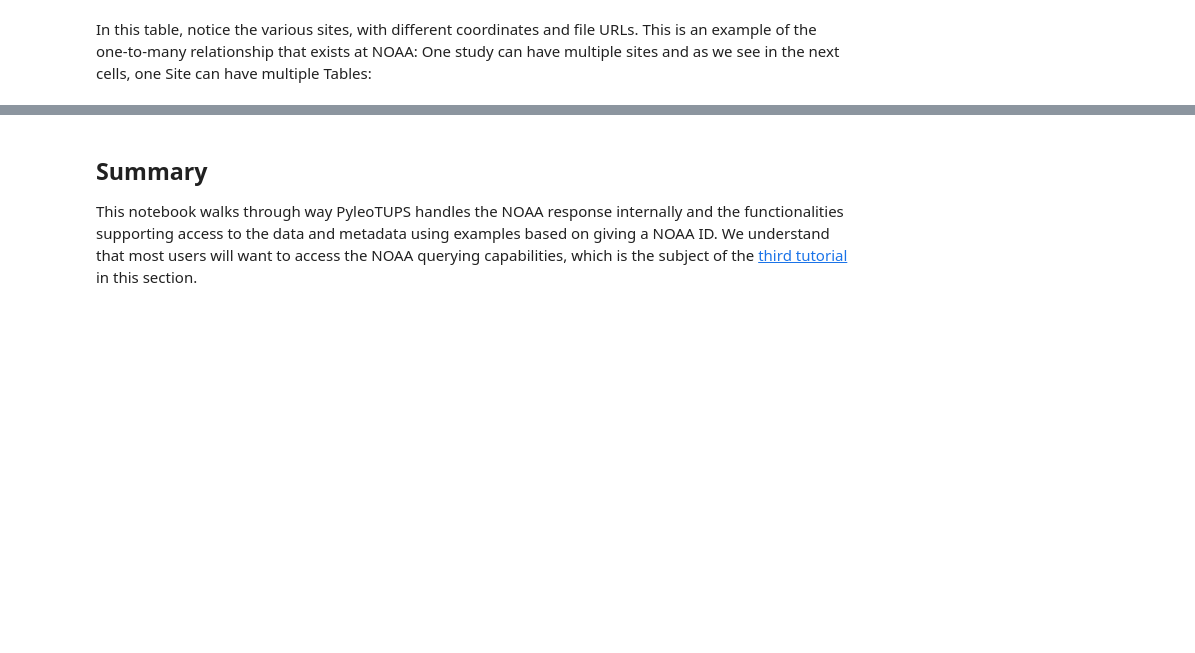
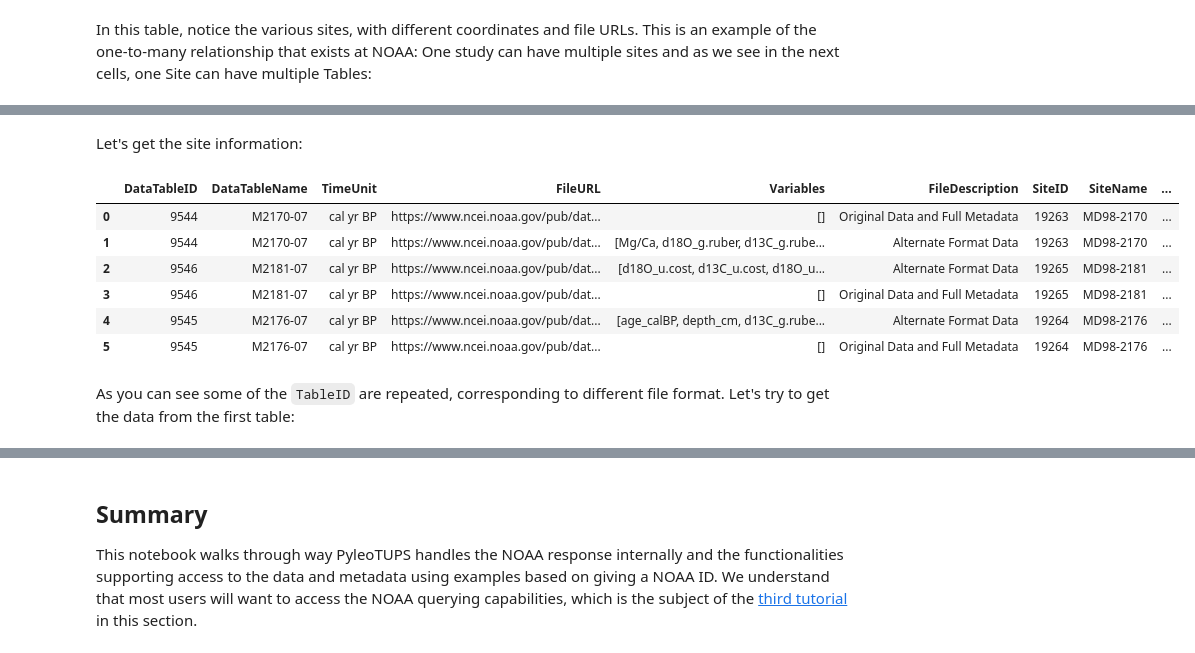
Before and after one commit to LinkedEarth/pyleotupsTutorials, a Jupyter notebook: notebooks/02_a_NOAAObject.ipynb, the cells around one changed output, grey strips where cells are left out. Saved outputs shown, nothing was run; the diff lists cells and outputs as text; code cells hidden in the pictures; blank space fills up the shorter version.

```diff
--- a/notebooks/02_a_NOAAObject.ipynb
+++ b/notebooks/02_a_NOAAObject.ipynb
@@ -327,0 +334,4 @@ display(ds2.get_tables())
+# %%
+ds3 = pt.NOAADataset()
+res3 = ds3.search_studies(noaa_id = 6400)
+display(res3)
@@ -327,0 +344,15 @@ display(ds2.get_tables())
+# %% [markdown]
+Let's get the site information:
+# %%
+df_tables3 = ds3.get_tables()
+display(df_tables3)
+# %% [output]
+|  | DataTableID | DataTableName | TimeUnit | FileURL | Variables | FileDescription | SiteID | SiteName | ... |
+| 0 | 9544 | M2170-07 | cal yr BP | https://www.ncei.noaa.gov/pub/dat... | [] | Original Data and Full Metadata | 19263 | MD98-2170 | ... |
+| 1 | 9544 | M2170-07 | cal yr BP | https://www.ncei.noaa.gov/pub/dat... | [Mg/Ca, d18O_g.ruber, d13C_g.rube... | Alternate Format Data | 19263 | MD98-2170 | ... |
+| 2 | 9546 | M2181-07 | cal yr BP | https://www.ncei.noaa.gov/pub/dat... | [d18O_u.cost, d13C_u.cost, d18O_u... | Alternate Format Data | 19265 | MD98-2181 | ... |
+| 3 | 9546 | M2181-07 | cal yr BP | https://www.ncei.noaa.gov/pub/dat... | [] | Original Data and Full Metadata | 19265 | MD98-2181 | ... |
+| 4 | 9545 | M2176-07 | cal yr BP | https://www.ncei.noaa.gov/pub/dat... | [age_calBP, depth_cm, d13C_g.rube... | Alternate Format Data | 19264 | MD98-2176 | ... |
+| 5 | 9545 | M2176-07 | cal yr BP | https://www.ncei.noaa.gov/pub/dat... | [] | Original Data and Full Metadata | 19264 | MD98-2176 | ... |
+# %% [markdown]
+As you can see some of the `TableID` are repeated, corresponding to different file format. Let's try to get the data from the first table:
```
Also changed, not shown: parts of 9 cells of this notebook.
